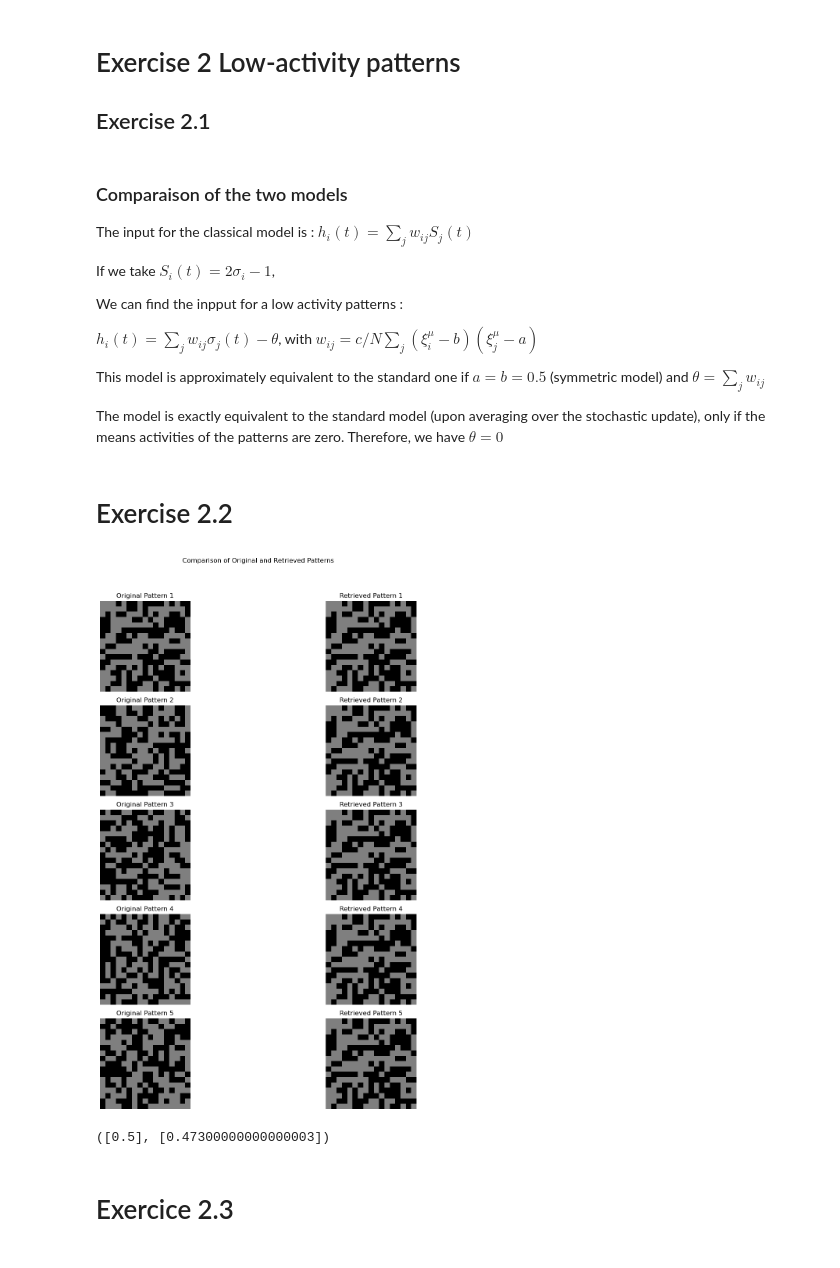
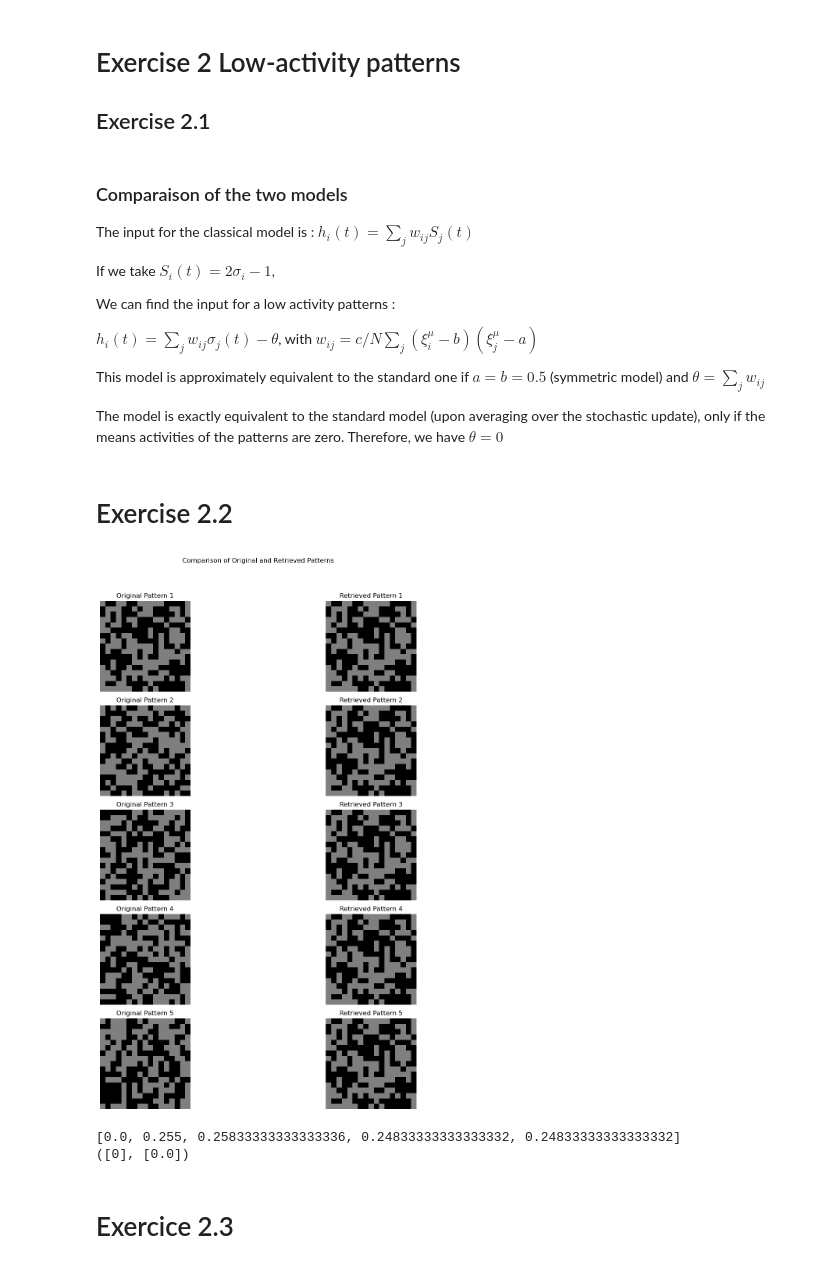
Before and after one commit to AdrienFeillard/CNNN-project, a Jupyter notebook: Exo2.ipynb, the cells around one changed output. Drawn from its saved outputs; the diff is of its cells as text; code cells hidden in the pictures.

```diff
--- a/Exo2.ipynb
+++ b/Exo2.ipynb
@@ -13,7 +13,7 @@ The input for the classical model is : $h_{i}(t)= \sum_{j}{w_{ij}S_{j}(t)}$
 
 If we take $S_{i}(t)=2\sigma_{i}-1$,
 
-We can find the inpput for a low activity patterns :
+We can find the input for a low activity patterns :
 
  $h_{i}(t)= \sum_{j}{w_{ij}\sigma_{j}(t)}-\theta$, with $w_{ij}=c/N \sum_{j}{(\xi_{i}^{\mu}-b)(\xi_{j}^{\mu}-a)}$
 
@@ -31,48 +31,49 @@ b=0.5
 beta=4
 c=2/(a*(1-a))
 T=20
 patterns=F.generate_low_activity_patterns(N,M,a)
-initial_state = F.flip_bits(patterns[0], c=0.15)
+initial_state = F.flip_bits_V1(patterns[0], c=0.15)
 
 weight=F.compute_weight_matrix(patterns,N,a,b)
 #theta =np.sum(weight)
 theta=0
 S=initial_state
 for t in range(T):
             overlaps = F.compute_overlaps(patterns, S, a)
             S = F.update_states_with_overlaps(patterns, overlaps,theta, beta,b)
             S = np.array([F.stochastic_spike_variable(si) for si in S])
 
 
 fig, ax = plt.subplots(nrows=M, ncols=2, figsize=(15, 15))
     # Display the original pattern
 for i in range(M):
     ax[i, 0].imshow(patterns[i].reshape(17,17), cmap='binary', vmin=-1, vmax=1)
     ax[i, 0].set_title(f'Original Pattern {i+1}')
     ax[i, 0].axis('off')  # Hide grid lines and ticks for clarity
     # Display the retrieved pattern
     ax[i, 1].imshow(S.reshape(17,17), cmap='binary', vmin=-1, vmax=1)
     ax[i, 1].set_title(f'Retrieved Pattern {i+1}')
     ax[i, 1].axis('off')  # Hide grid lines and ticks for clarity
 plt.suptitle("Comparison of Original and Retrieved Patterns")
 plt.tight_layout(rect=[0, 0.03, 1, 0.95])
 plt.savefig("Ex0.2_pattern_retrieval.png", )
 plt.show()
 # %% [output]
-[figure, old version]
+[figure, new version]
 # %%
 importlib.reload(F)
 N = 300  # neurons
-M = 5    # patterns
-a = 0.1  # activity level
-b = 0.1  # parameter for weight calculation
-theta = [0.5]  # neuronal firing threshold
+M = 5  # patterns
+a = 0.5  # activity level
+b = 0.5 # parameter for weight calculation
+theta = [0]  # neuronal firing threshold
 beta = 4  # inverse temperature
 T = 20   # time steps
 
 final_state = F.run_simulation_low_activity(N, M, a, b, theta, beta, T)
 print(final_state)
 # %% [output]
-([0.5], [0.47300000000000003])
+[0.0, 0.255, 0.25833333333333336, 0.24833333333333332, 0.24833333333333332]
+([0], [0.0])
 # %% [markdown]
 # Exercice 2.3
```
Also changed, not shown: parts of 6 cells of this notebook, 12 other files.
